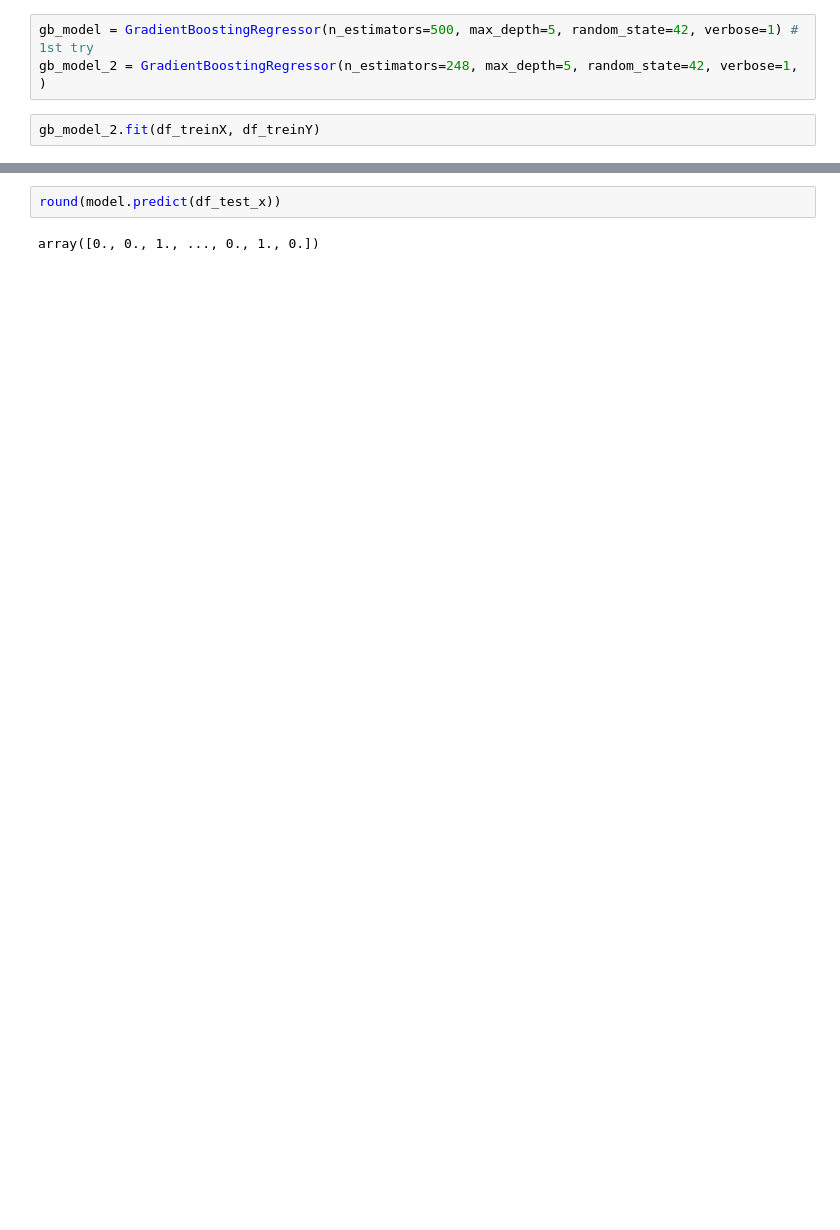
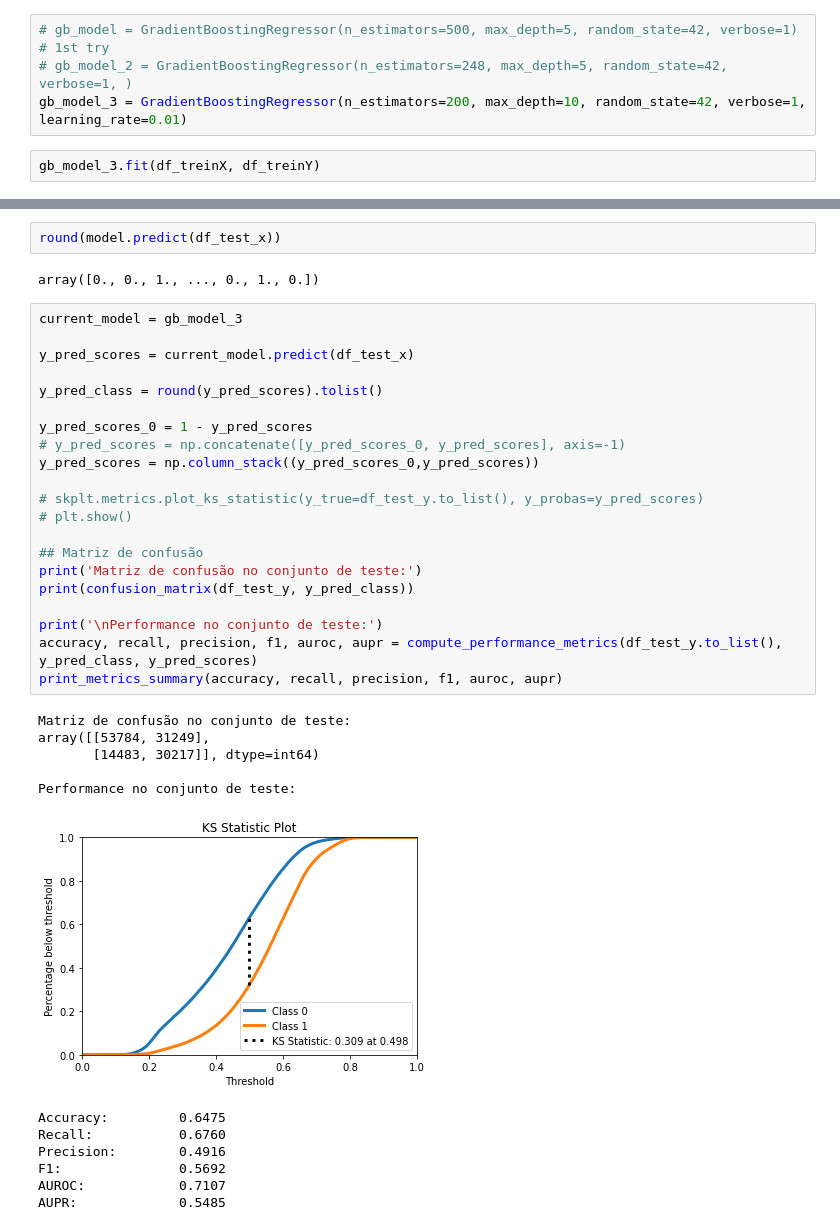
Before and after one commit to thurcst/Projeto-NN, a Jupyter notebook: Testes Projeto RN.ipynb, the cells around one changed output, grey strips where cells are left out. Drawn from its saved outputs; the diff is of its cells as text; blank space fills up the shorter version.

```diff
--- a/Testes Projeto RN.ipynb
+++ b/Testes Projeto RN.ipynb
@@ -456,9 +464,10 @@ from sklearn.metrics import accuracy_score, r2_score, matthews_corrcoef
 
 from numpy import round
 # %%
-gb_model = GradientBoostingRegressor(n_estimators=500, max_depth=5, random_state=42, verbose=1) # 1st try
-gb_model_2 = GradientBoostingRegressor(n_estimators=248, max_depth=5, random_state=42, verbose=1, )
+# gb_model = GradientBoostingRegressor(n_estimators=500, max_depth=5, random_state=42, verbose=1) # 1st try
+# gb_model_2 = GradientBoostingRegressor(n_estimators=248, max_depth=5, random_state=42, verbose=1, )
+gb_model_3 = GradientBoostingRegressor(n_estimators=200, max_depth=10, random_state=42, verbose=1, learning_rate=0.01)
 # %%
-gb_model_2.fit(df_treinX, df_treinY)
+gb_model_3.fit(df_treinX, df_treinY)
 # %% [output]
       Iter       Train Loss   Remaining Time
@@ -490,3 +509,37 @@ array([0., 0., 1., ..., 0., 1., 0.])
 round(model.predict(df_test_x))
 # %% [output]
 array([0., 0., 1., ..., 0., 1., 0.])
+# %%
+current_model = gb_model_3
+
+y_pred_scores = current_model.predict(df_test_x)
+
+y_pred_class = round(y_pred_scores).tolist()
+
+y_pred_scores_0 = 1 - y_pred_scores
+# y_pred_scores = np.concatenate([y_pred_scores_0, y_pred_scores], axis=-1)
+y_pred_scores = np.column_stack((y_pred_scores_0,y_pred_scores))
+
+# skplt.metrics.plot_ks_statistic(y_true=df_test_y.to_list(), y_probas=y_pred_scores)
+# plt.show()
+
+## Matriz de confusão
+print('Matriz de confusão no conjunto de teste:')
+print(confusion_matrix(df_test_y, y_pred_class))
+
+print('\nPerformance no conjunto de teste:')
+accuracy, recall, precision, f1, auroc, aupr = compute_performance_metrics(df_test_y.to_list(), y_pred_class, y_pred_scores)
+print_metrics_summary(accuracy, recall, precision, f1, auroc, aupr)
+# %% [output]
+Matriz de confusão no conjunto de teste:
+array([[53784, 31249],
+       [14483, 30217]], dtype=int64)
+
+Performance no conjunto de teste:
+[figure, added]
+Accuracy:         0.6475
+Recall:           0.6760
+Precision:        0.4916
+F1:               0.5692
+AUROC:            0.7107
+AUPR:             0.5485
```
Also changed, not shown: parts of 29 cells of this notebook, 3 other files.
